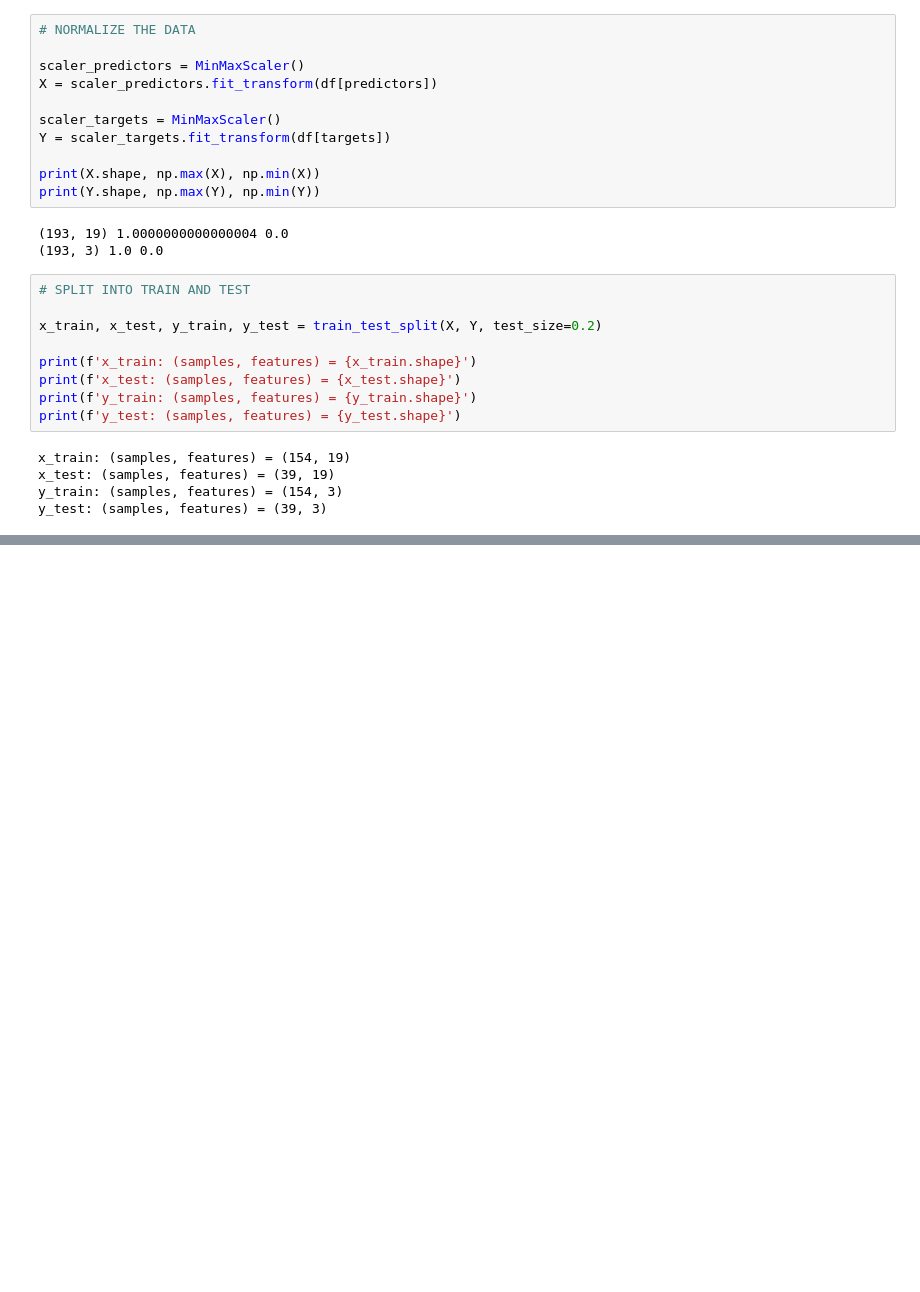
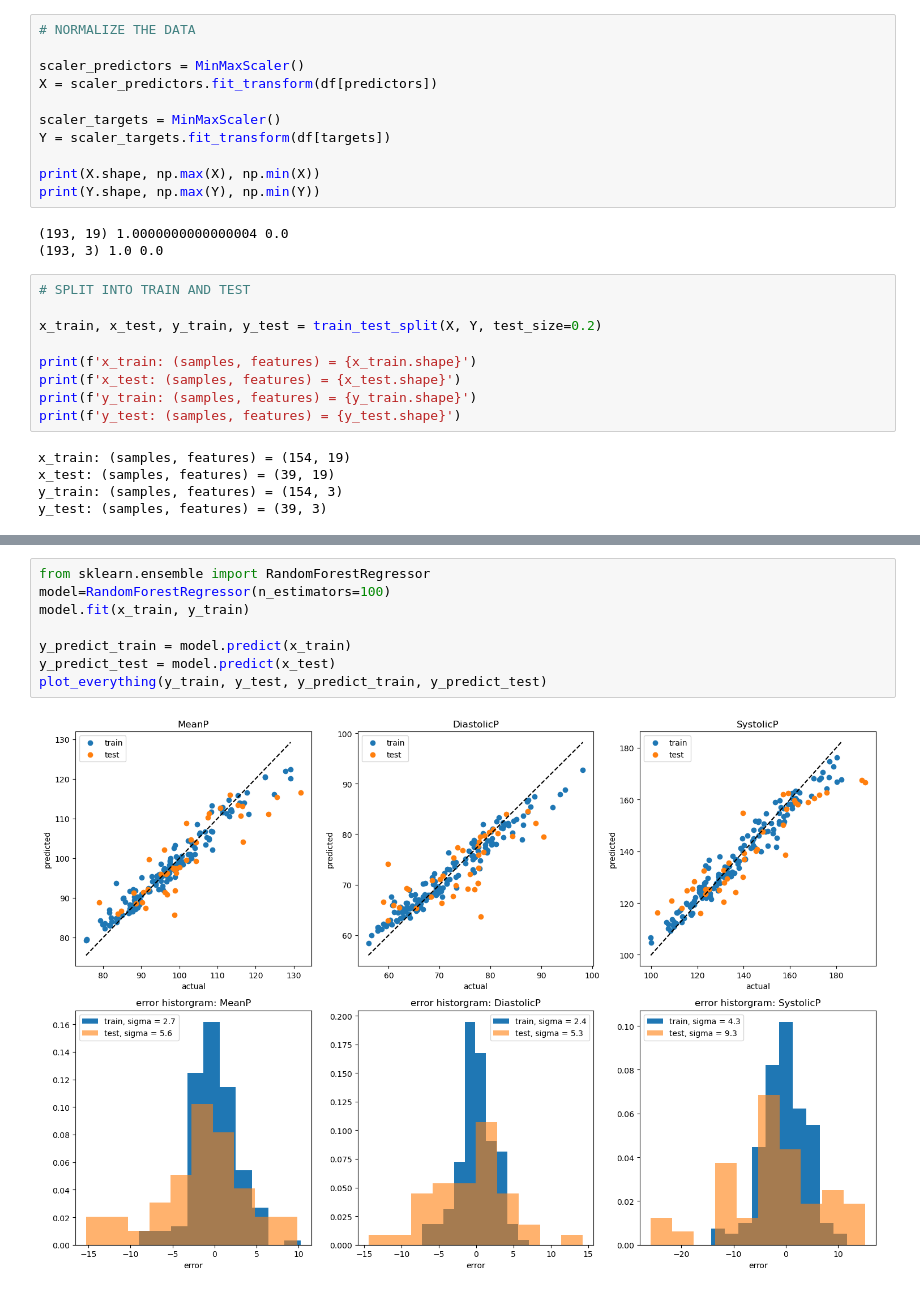
Before and after one commit to Shroff20/SP_DP_Prediction, a Jupyter notebook: code/demo_fit.ipynb, the cells around one changed output, grey strips where cells are left out. Drawn from its saved outputs; the diff is of its cells as text; blank space fills up the shorter version.

Commit message:
made plot into function

```diff
--- a/code/demo_fit.ipynb
+++ b/code/demo_fit.ipynb
@@ -99,3 +141,13 @@ y_test: (samples, features) = (39, 3)
+# %%
+from sklearn.ensemble import RandomForestRegressor
+model=RandomForestRegressor(n_estimators=100)
+model.fit(x_train, y_train)
+
+y_predict_train = model.predict(x_train)
+y_predict_test = model.predict(x_test)
+plot_everything(y_train, y_test, y_predict_train, y_predict_test)
+# %% [output]
+[figure, added]
 # %%
 # FIT THE MODEL
 
```
Also changed, not shown: parts of 6 cells of this notebook.
